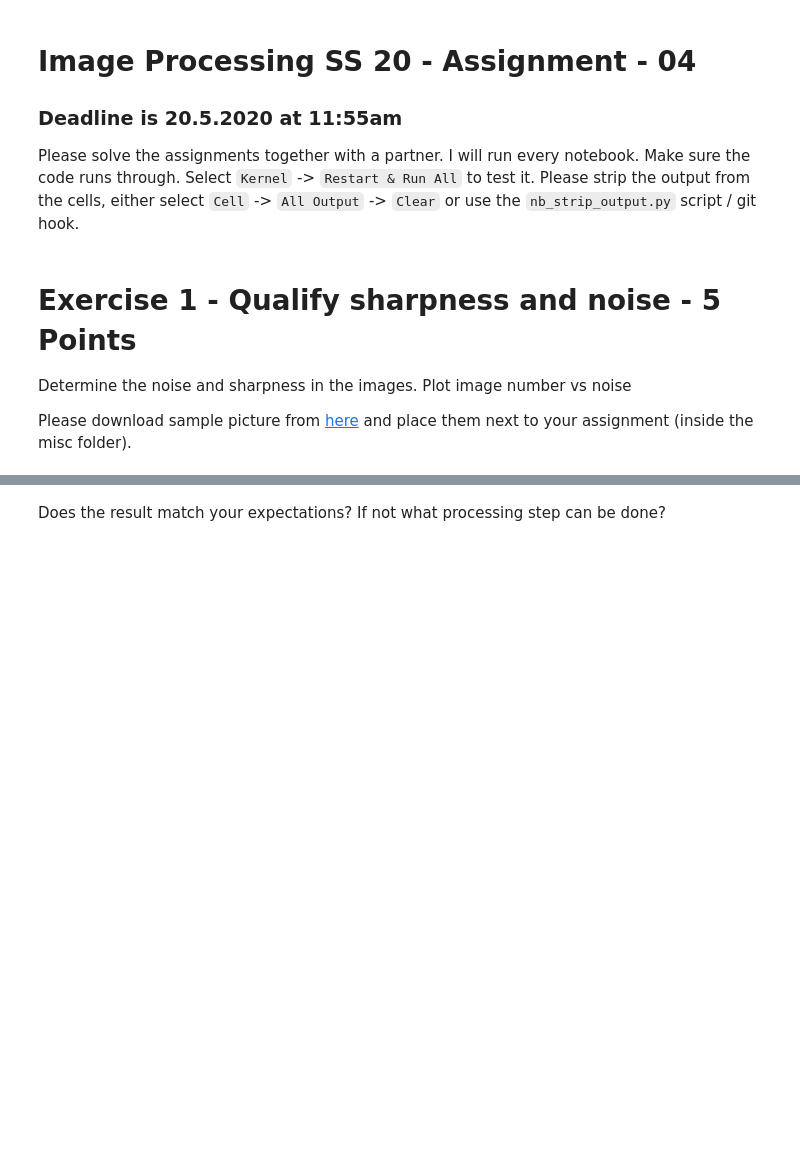
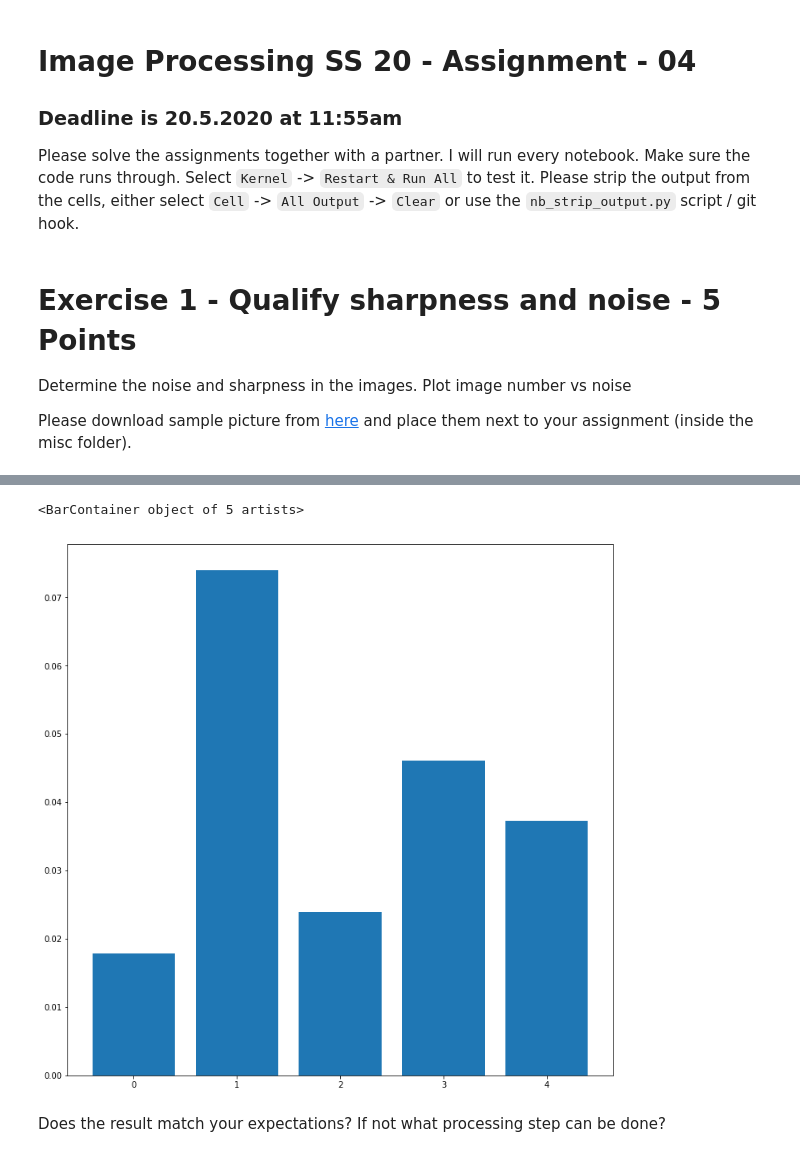
Before and after one commit to Ad96el/Bilderkennung, a Jupyter notebook: assignments/04_assignment.ipynb, the cells around one changed output, grey strips where cells are left out. Cells and saved outputs as stored; diff of their text form; code cells hidden in the pictures; blank space fills up the shorter version.

```diff
--- a/assignments/04_assignment.ipynb
+++ b/assignments/04_assignment.ipynb
@@ -97,23 +82,24 @@ plt.bar(range(len(sample_images)), [qualify_noise(i) for i in sample_images])
 # %%
-def distance(x,y):
+def euclid_distance(x,y):
     return ( (x[0] - y[0])**2 + (x[1] - y[1])**2 + (x[2] - y[2])**2 )** 0.5
 
+def distance(x,y):
+    return abs( ( (x[0] + x[1] + x[2]) /3) - ((y[0] + y[1] + y[2]) /3) )
 
+# over all lines
 def qualify_sharpness(img):
     """Qualify the sharpness based on the average pixel differences."""
     x,y,z = img.shape
     dist = 0
+    for i in range (x):
+        for j in range(y - 1):
+            dist += distance(img[i,j],img[i,j+1])
+    return dist / (x * y * 255)
 
-
-    for i in range(x):
-        for j in range(y):
-            if(j + 1 == y):
-                    continue
-
-            dist += distance(img[i,j],img[i,j+1])
-
-    return dist / (x * y * 255)
 plt.bar(range(len(sample_images)), [qualify_sharpness(i) for i in sample_images])
+# %% [output]
+<BarContainer object of 5 artists>
+[figure, added]
 # %% [markdown]
 Does the result match your expectations? If not what processing step can be done?
 # %% [markdown]
```
Also changed, not shown: parts of 6 cells of this notebook, 1 other file.
